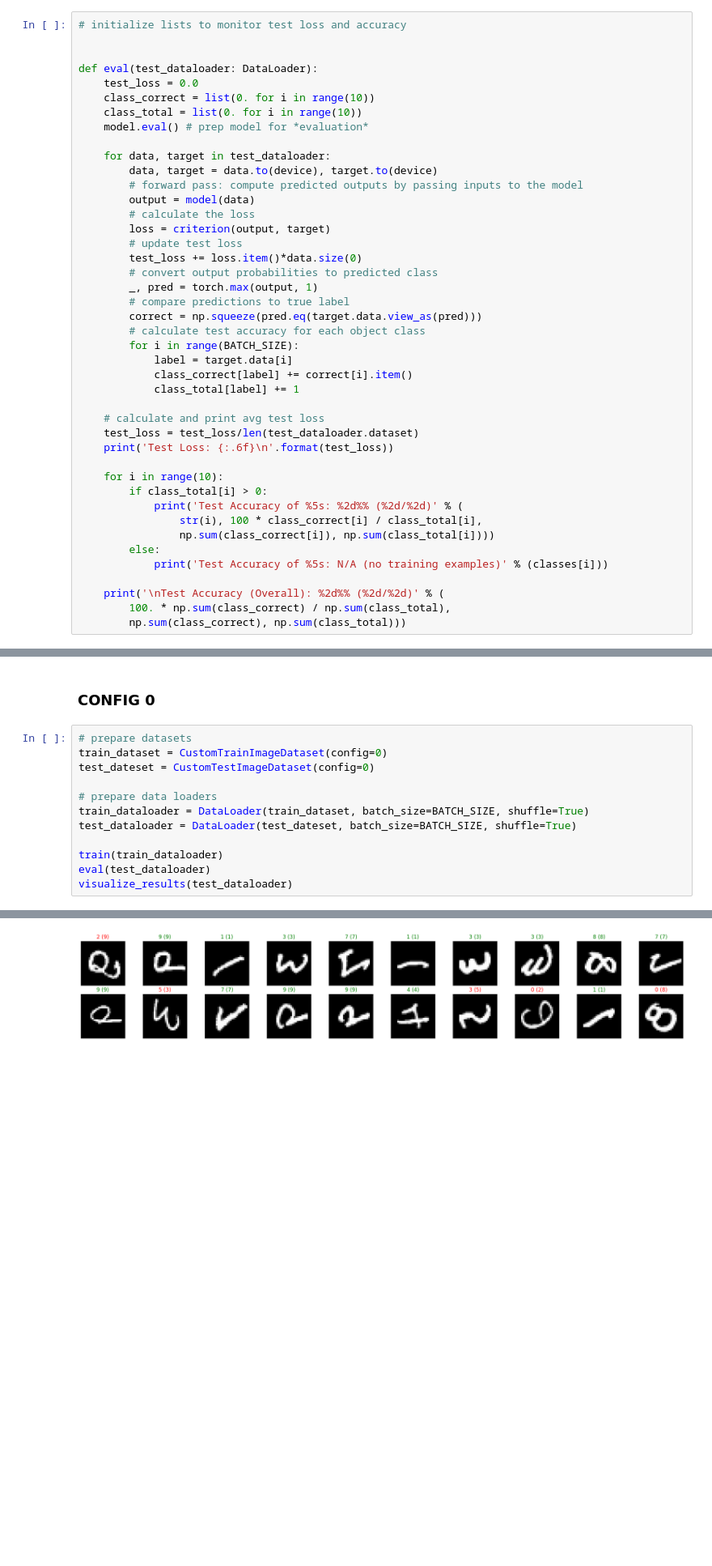
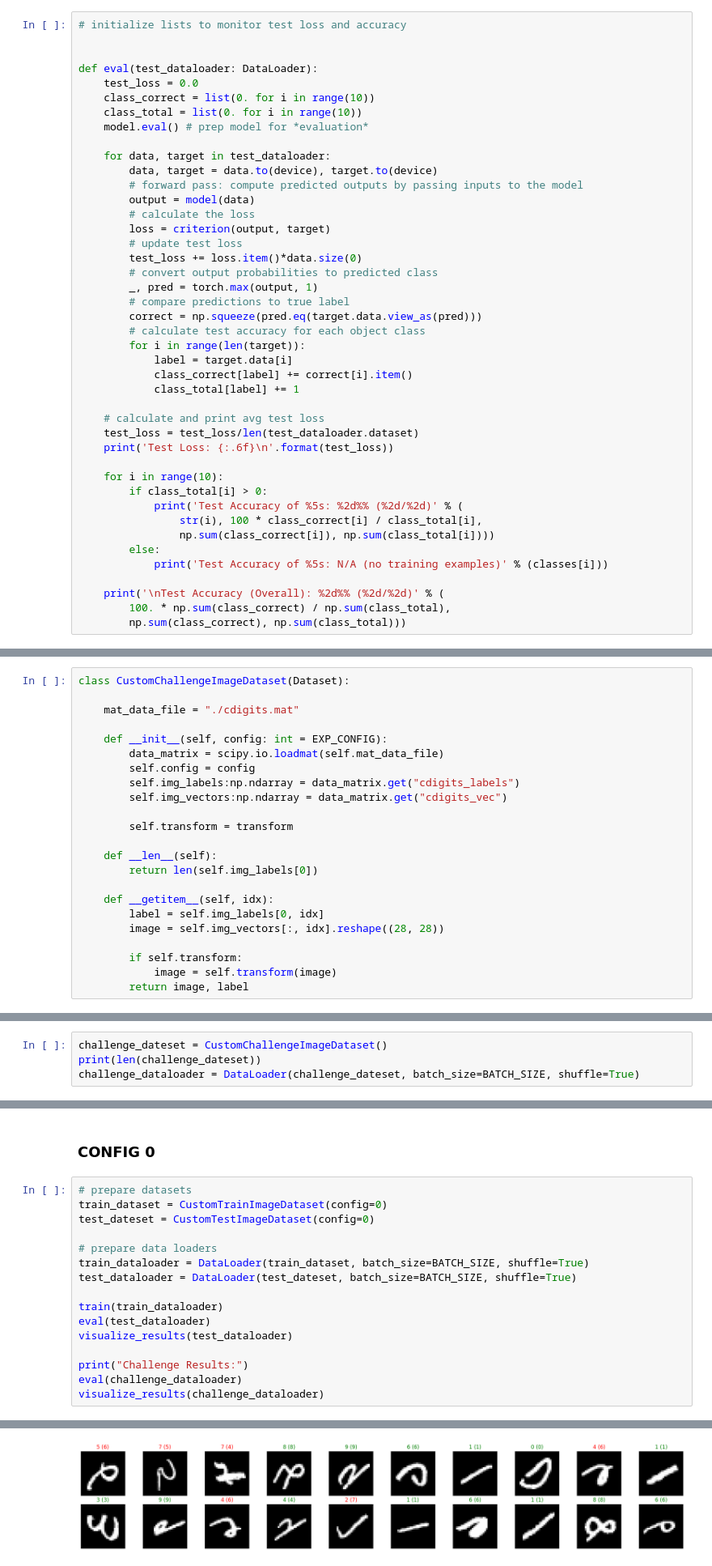
Before and after one commit to c4yg70/CS5487_PA3, a Jupyter notebook: mnist_mlp_exercise.ipynb, the cells around one changed output, grey strips where cells are left out. Shown at 81% size. Saved outputs shown, nothing was run; the diff lists cells and outputs as text; blank space fills up the shorter version.

Commit message:
update challenge results

```diff
--- a/mnist_mlp_exercise.ipynb
+++ b/mnist_mlp_exercise.ipynb
@@ -277,7 +277,7 @@ def eval(test_dataloader: DataLoader):
         # compare predictions to true label
         correct = np.squeeze(pred.eq(target.data.view_as(pred)))
         # calculate test accuracy for each object class
-        for i in range(BATCH_SIZE):
+        for i in range(len(target)):
             label = target.data[i]
             class_correct[label] += correct[i].item()
             class_total[label] += 1
@@ -325,2 +327,29 @@ def visualize_results(test_dataloader: DataLoader):
+# %%
+class CustomChallengeImageDataset(Dataset):
+
+    mat_data_file = "./cdigits.mat"
+
+    def __init__(self, config: int = EXP_CONFIG):
+        data_matrix = scipy.io.loadmat(self.mat_data_file)
+        self.config = config
+        self.img_labels:np.ndarray = data_matrix.get("cdigits_labels")
+        self.img_vectors:np.ndarray = data_matrix.get("cdigits_vec")
+
+        self.transform = transform
+
+    def __len__(self):
+        return len(self.img_labels[0])
+
+    def __getitem__(self, idx):
+        label = self.img_labels[0, idx]
+        image = self.img_vectors[:, idx].reshape((28, 28))
+
+        if self.transform:
+            image = self.transform(image)
+        return image, label
 # %% [markdown]
 ## Results
+# %%
+challenge_dateset = CustomChallengeImageDataset()
+print(len(challenge_dateset))
+challenge_dataloader = DataLoader(challenge_dateset, batch_size=BATCH_SIZE, shuffle=True)
@@ -338,4 +369,8 @@ test_dataloader = DataLoader(test_dateset, batch_size=BATCH_SIZE, shuffle=True)
 train(train_dataloader)
 eval(test_dataloader)
 visualize_results(test_dataloader)
+
+print("Challenge Results:")
+eval(challenge_dataloader)
+visualize_results(challenge_dataloader)
 # %% [output]
@@ -359 +394 @@ Test Accuracy (Overall): 88% (1771/2000)
-[figure, old version]
+[figure, new version]
```
Also changed, not shown: parts of 5 cells of this notebook, 2 other files.
